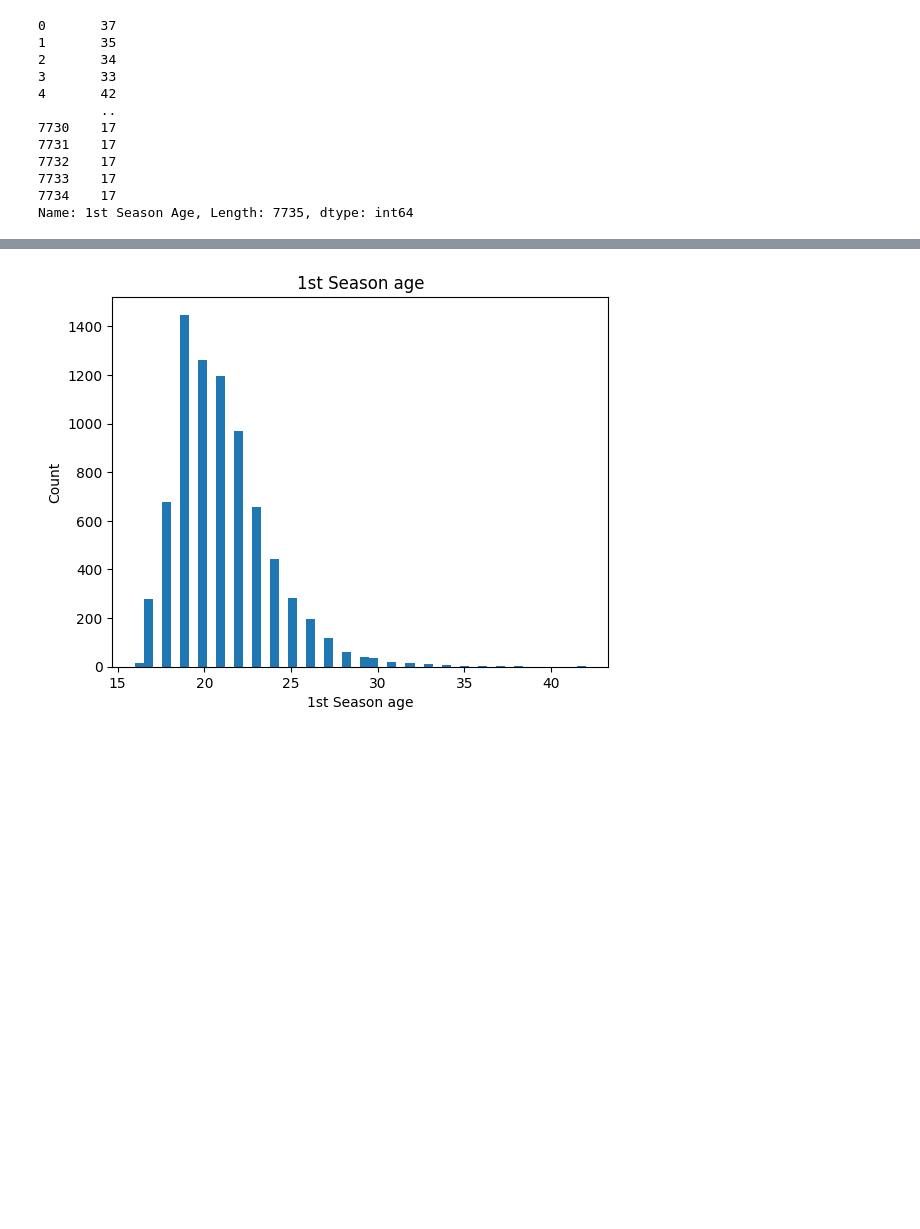
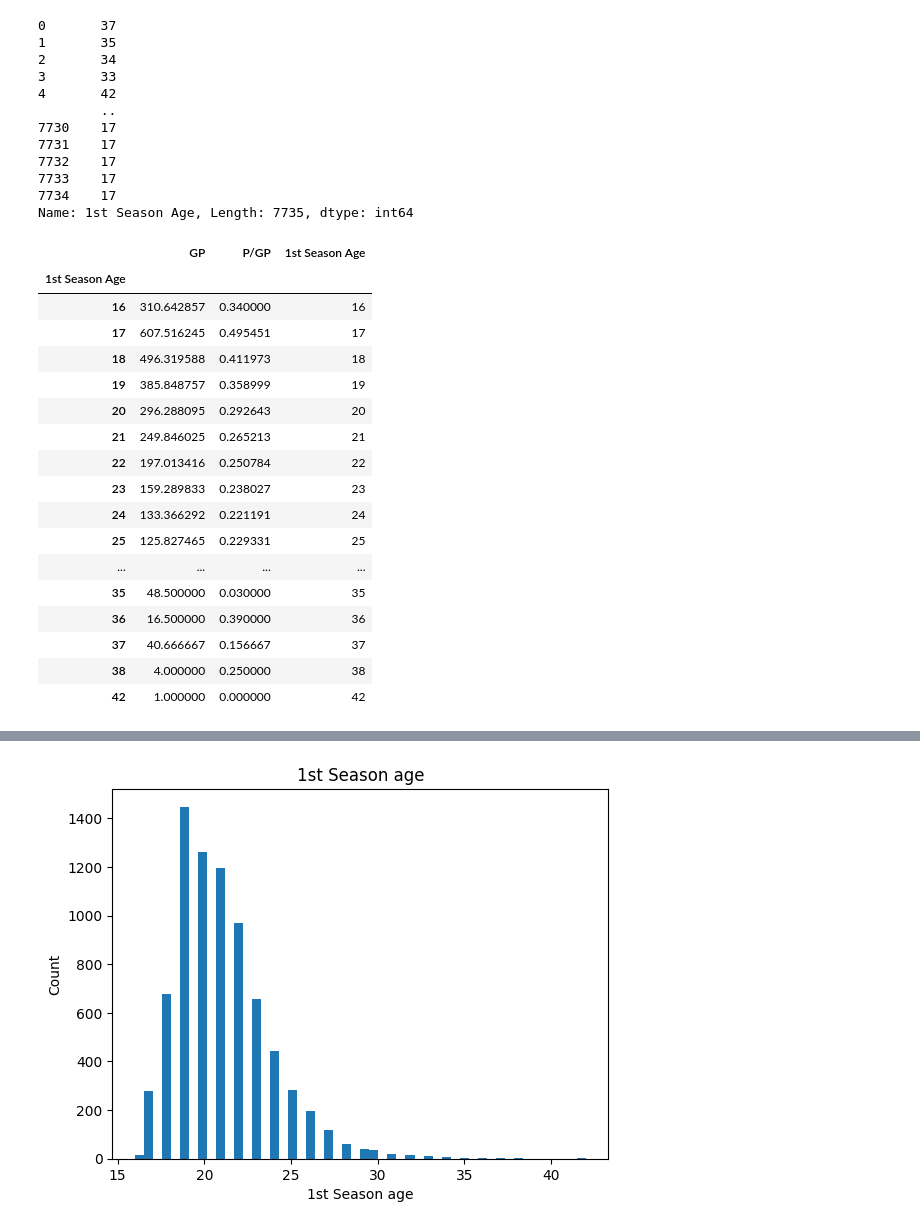
Before and after one commit to mgolovstik/cpm_project, a Jupyter notebook: test 2.ipynb, the cells around one changed output, grey strips where cells are left out. Saved outputs shown, nothing was run; the diff lists cells and outputs as text; code cells hidden in the pictures; blank space fills up the shorter version.

```diff
--- a/test 2.ipynb
+++ b/test 2.ipynb
@@ -892,3 +909,30 @@ player_info['1st Season Age']
 7733    17
 7734    17
 Name: 1st Season Age, Length: 7735, dtype: int64
+# %%
+player_info_grouped_mean = player_info.drop(columns=\
+        ['S/C', 'Pos', 'S/P', 'Ctry', 'Ntnlty',
+       'Ht', 'Wt', 'Draft Yr', 'Round', 'Overall', '1st Season', 'HOF',
+       'G', 'A', 'P', 'PIM', 'SHG', 'SHP',
+       'OTG', 'GWG', 'S']).drop(columns=['DOB', 'Player', 'Birth City', 'Changed Year']).groupby('1st Season Age').mean()
+player_info_grouped_mean['1st Season Age'] = player_info_grouped_mean.index
+player_info_grouped_mean
+# %% [output]
+|  | GP | P/GP | 1st Season Age |
+| 1st Season Age |  |  |  |
+| 16 | 310.642857 | 0.340000 | 16 |
+| 17 | 607.516245 | 0.495451 | 17 |
+| 18 | 496.319588 | 0.411973 | 18 |
+| 19 | 385.848757 | 0.358999 | 19 |
+| 20 | 296.288095 | 0.292643 | 20 |
+| 21 | 249.846025 | 0.265213 | 21 |
+| 22 | 197.013416 | 0.250784 | 22 |
+| 23 | 159.289833 | 0.238027 | 23 |
+| 24 | 133.366292 | 0.221191 | 24 |
+| 25 | 125.827465 | 0.229331 | 25 |
+| ... | ... | ... | ... |
+| 35 | 48.500000 | 0.030000 | 35 |
+| 36 | 16.500000 | 0.390000 | 36 |
+| 37 | 40.666667 | 0.156667 | 37 |
+| 38 | 4.000000 | 0.250000 | 38 |
+| 42 | 1.000000 | 0.000000 | 42 |
```
Also changed, not shown: parts of 7 cells of this notebook.
